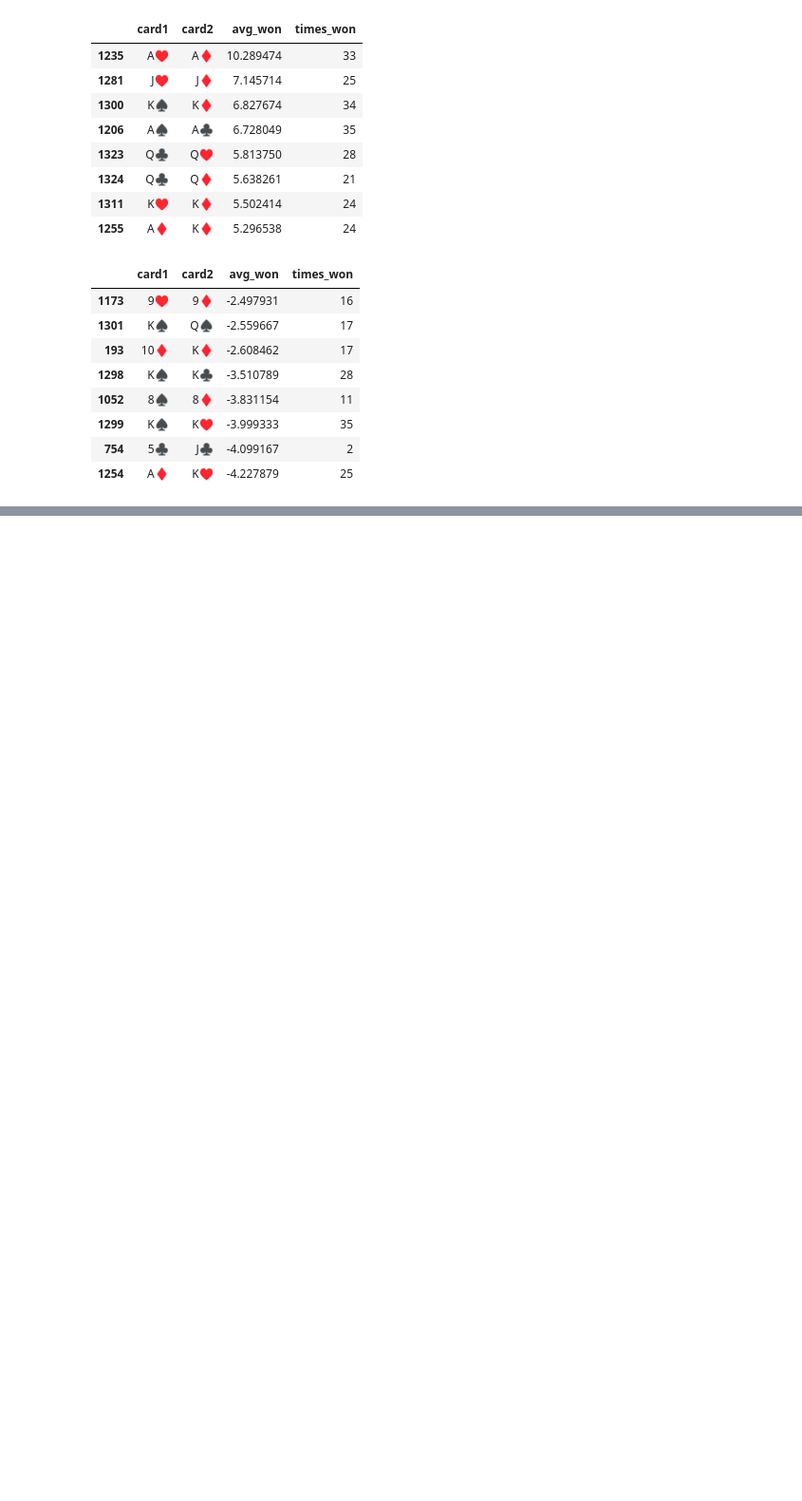
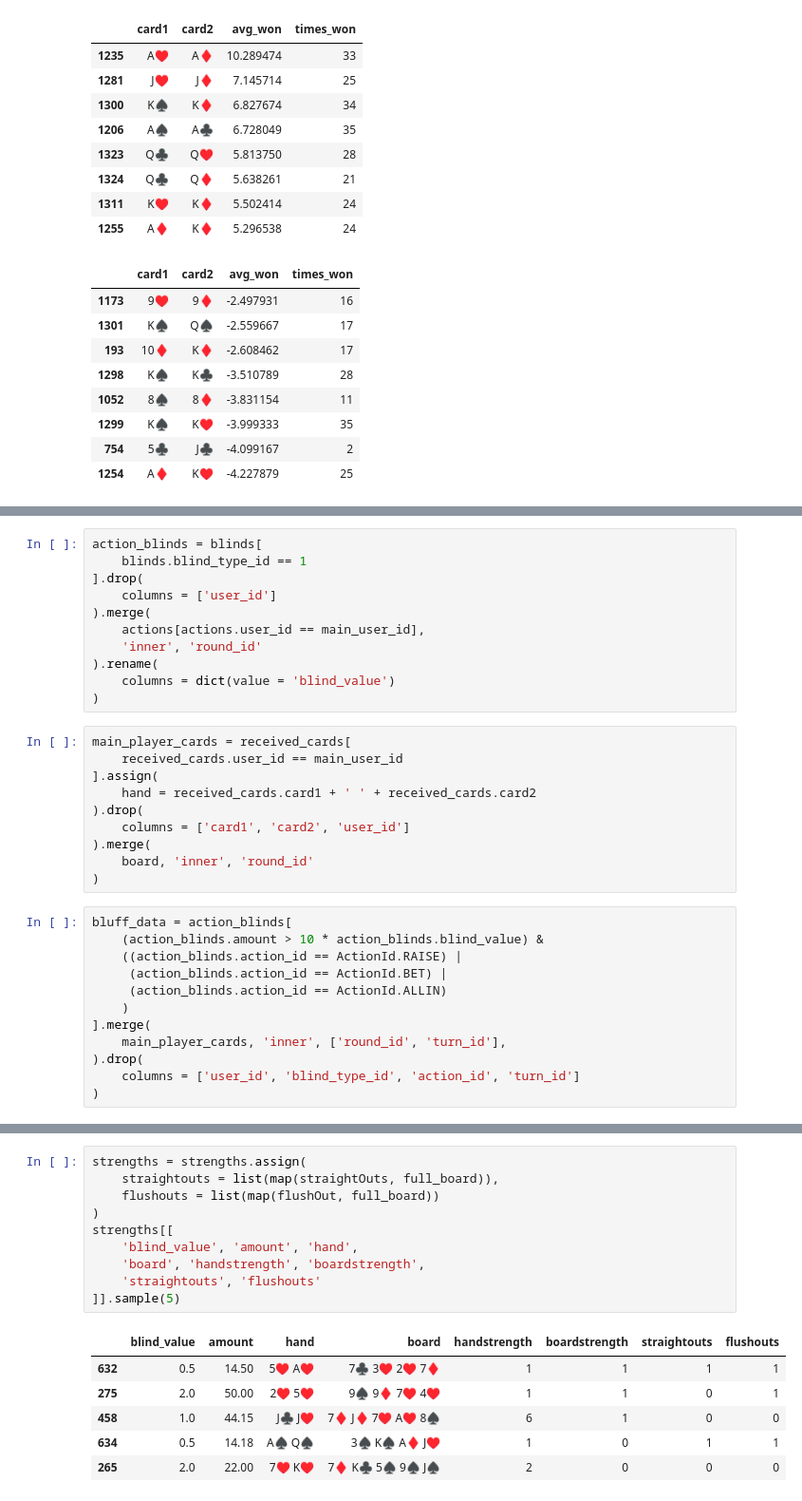
Before and after one commit to kuco23/PokerPlayerPatterns, a Jupyter notebook: notebook_sl.ipynb, the cells around one changed output, grey strips where cells are left out. Shown: that part at 95% size. Saved outputs shown, nothing was run; the diff lists cells and outputs as text; blank space fills up the shorter version.

```diff
--- a/notebook.ipynb
+++ b/notebook_sl.ipynb
@@ -447,0 +251,33 @@ Our speculation proved to be correct as there really is a slight positive correl
+# %%
+action_blinds = blinds[
+    blinds.blind_type_id == 1
+].drop(
+    columns = ['user_id']
+).merge(
+    actions[actions.user_id == main_user_id],
+    'inner', 'round_id'
+).rename(
+    columns = dict(value = 'blind_value')
+)
+# %%
+main_player_cards = received_cards[
+    received_cards.user_id == main_user_id
+].assign(
+    hand = received_cards.card1 + ' ' + received_cards.card2
+).drop(
+    columns = ['card1', 'card2', 'user_id']
+).merge(
+    board, 'inner', 'round_id'
+)
+# %%
+bluff_data = action_blinds[
+    (action_blinds.amount > 10 * action_blinds.blind_value) &
+    ((action_blinds.action_id == ActionId.RAISE) |
+     (action_blinds.action_id == ActionId.BET) |
+     (action_blinds.action_id == ActionId.ALLIN)
+    )
+].merge(
+    main_player_cards, 'inner', ['round_id', 'turn_id'],
+).drop(
+    columns = ['user_id', 'blind_type_id', 'action_id', 'turn_id']
+)
@@ -447,0 +308,17 @@ Our speculation proved to be correct as there really is a slight positive correl
+# %%
+strengths = strengths.assign(
+    straightouts = list(map(straightOuts, full_board)),
+    flushouts = list(map(flushOut, full_board))
+)
+strengths[[
+    'blind_value', 'amount', 'hand',
+    'board', 'handstrength', 'boardstrength',
+    'straightouts', 'flushouts'
+]].sample(5)
+# %% [output]
+|  | blind_value | amount | hand | board | handstrength | boardstrength | straightouts | flushouts |
+| 632 | 0.5 | 14.50 | 5♥ A♥ | 7♣ 3♥ 2♥ 7♦ | 1 | 1 | 1 | 1 |
+| 275 | 2.0 | 50.00 | 2♥ 5♥ | 9♠ 9♦ 7♥ 4♥ | 1 | 1 | 0 | 1 |
+| 458 | 1.0 | 44.15 | J♣ J♥ | 7♦ J♦ 7♥ A♥ 8♠ | 6 | 1 | 0 | 0 |
+| 634 | 0.5 | 14.18 | A♠ Q♠ | 3♠ K♠ A♦ J♥ | 1 | 0 | 1 | 1 |
+| 265 | 2.0 | 22.00 | 7♥ K♥ | 7♦ K♣ 5♠ 9♠ J♠ | 2 | 0 | 0 | 0 |
```
Also changed, not shown: parts of 61 cells of this notebook, 4 other files.
